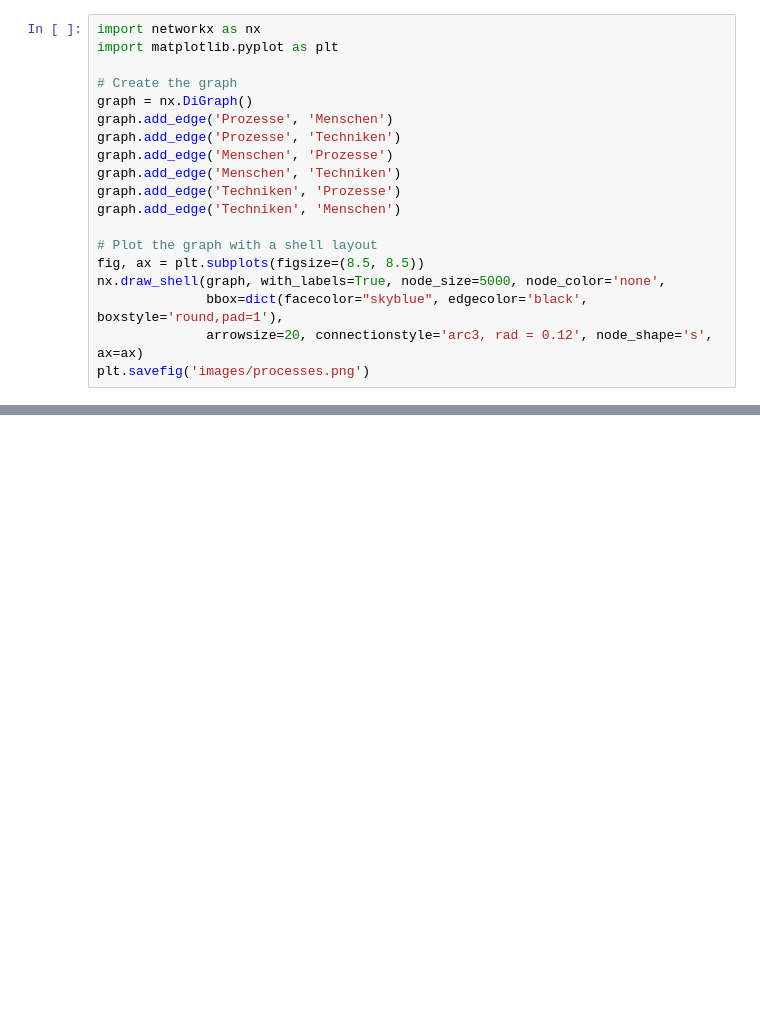
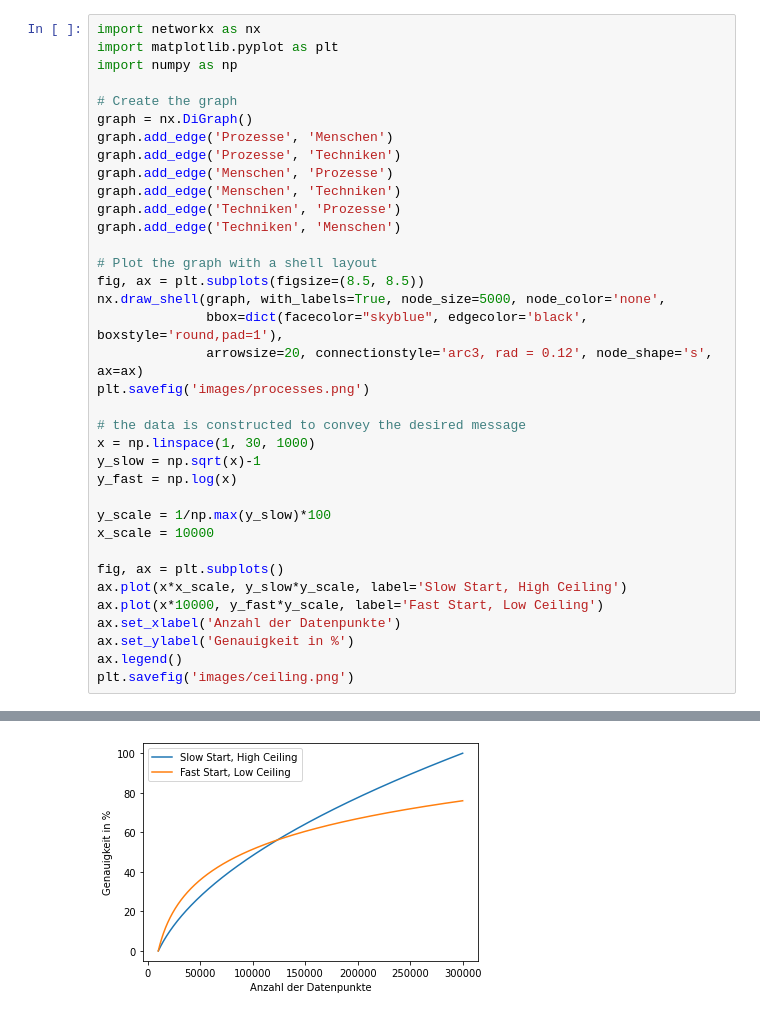
Before and after one commit to sherbold/data-science-crashkurs, a Jupyter notebook: content/chapters/kapitel_02.ipynb, the cells around one changed output, grey strips where cells are left out. Cells and saved outputs as stored; diff of their text form; blank space fills up the shorter version.

```diff
--- a/content/chapters/kapitel_02.ipynb
+++ b/content/chapters/kapitel_02.ipynb
@@ -81,21 +231,39 @@ Sofern ausreichend Resourcen verfügbar sind und die Risiken kontrolierbar, kann
 # %%
 import networkx as nx
 import matplotlib.pyplot as plt
+import numpy as np
 
 # Create the graph
 graph = nx.DiGraph()
 graph.add_edge('Prozesse', 'Menschen')
 graph.add_edge('Prozesse', 'Techniken')
 graph.add_edge('Menschen', 'Prozesse')
 graph.add_edge('Menschen', 'Techniken')
 graph.add_edge('Techniken', 'Prozesse')
 graph.add_edge('Techniken', 'Menschen')
 
 # Plot the graph with a shell layout
 fig, ax = plt.subplots(figsize=(8.5, 8.5))
 nx.draw_shell(graph, with_labels=True, node_size=5000, node_color='none',
               bbox=dict(facecolor="skyblue", edgecolor='black', boxstyle='round,pad=1'),
               arrowsize=20, connectionstyle='arc3, rad = 0.12', node_shape='s', ax=ax)
 plt.savefig('images/processes.png')
+
+# the data is constructed to convey the desired message
+x = np.linspace(1, 30, 1000)
+y_slow = np.sqrt(x)-1
+y_fast = np.log(x)
+
+y_scale = 1/np.max(y_slow)*100
+x_scale = 10000
+
+fig, ax = plt.subplots()
+ax.plot(x*x_scale, y_slow*y_scale, label='Slow Start, High Ceiling')
+ax.plot(x*10000, y_fast*y_scale, label='Fast Start, Low Ceiling')
+ax.set_xlabel('Anzahl der Datenpunkte')
+ax.set_ylabel('Genauigkeit in %')
+ax.legend()
+plt.savefig('images/ceiling.png')
 # %% [output]
 [figure]
+[figure, added]
```
Also changed, not shown: parts of 1 cell of this notebook, 1 other file.
